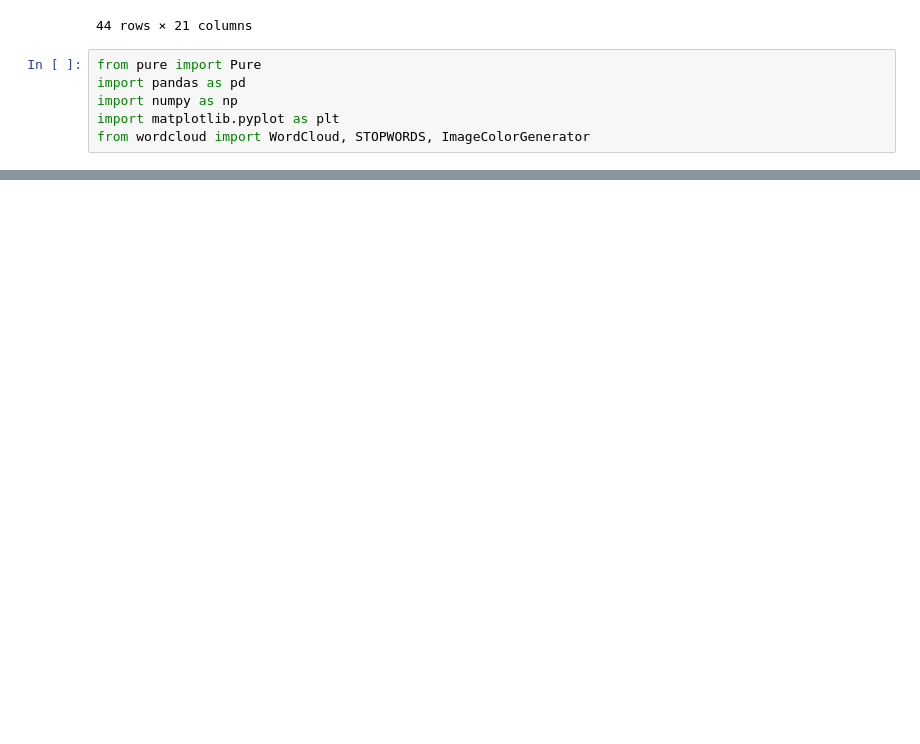
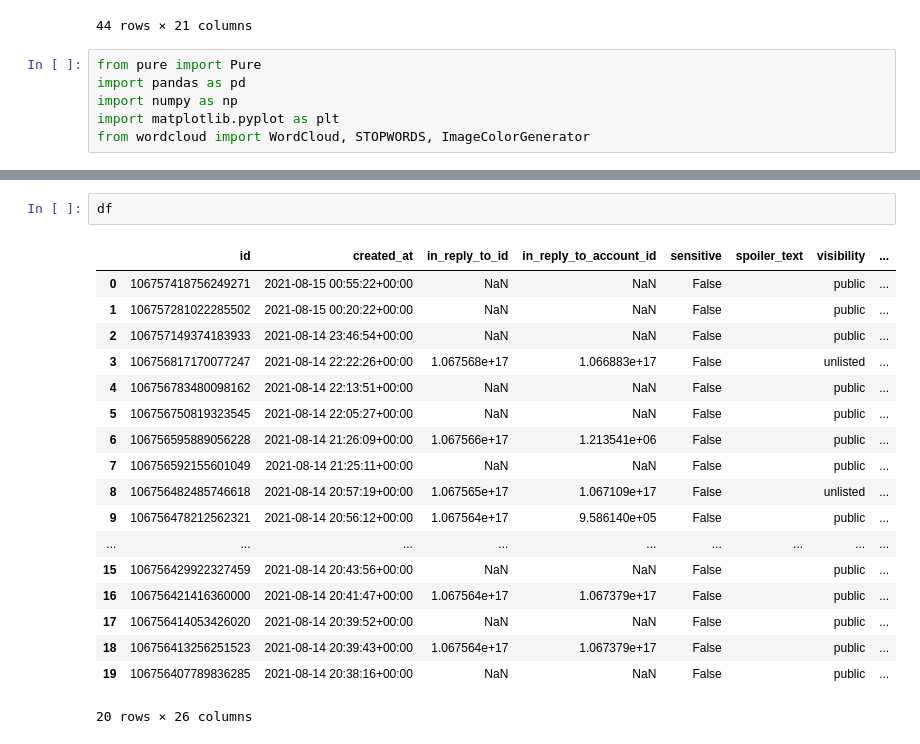
Before and after one commit to Jeren-A/Developing-interfaces-for-social-network-experiments, a Jupyter notebook: sandbox.ipynb, the cells around one changed output, grey strips where cells are left out. Drawn from its saved outputs; the diff is of its cells as text; blank space fills up the shorter version.

```diff
--- a/sandbox.ipynb
+++ b/sandbox.ipynb
@@ -326,0 +356,21 @@ image
+# %%
+df
+# %% [output]
+|  | id | created_at | in_reply_to_id | in_reply_to_account_id | sensitive | spoiler_text | visibility | ... |
+| 0 | 106757418756249271 | 2021-08-15 00:55:22+00:00 | NaN | NaN | False |  | public | ... |
+| 1 | 106757281022285502 | 2021-08-15 00:20:22+00:00 | NaN | NaN | False |  | public | ... |
+| 2 | 106757149374183933 | 2021-08-14 23:46:54+00:00 | NaN | NaN | False |  | public | ... |
+| 3 | 106756817170077247 | 2021-08-14 22:22:26+00:00 | 1.067568e+17 | 1.066883e+17 | False |  | unlisted | ... |
+| 4 | 106756783480098162 | 2021-08-14 22:13:51+00:00 | NaN | NaN | False |  | public | ... |
+| 5 | 106756750819323545 | 2021-08-14 22:05:27+00:00 | NaN | NaN | False |  | public | ... |
+| 6 | 106756595889056228 | 2021-08-14 21:26:09+00:00 | 1.067566e+17 | 1.213541e+06 | False |  | public | ... |
+| 7 | 106756592155601049 | 2021-08-14 21:25:11+00:00 | NaN | NaN | False |  | public | ... |
+| 8 | 106756482485746618 | 2021-08-14 20:57:19+00:00 | 1.067565e+17 | 1.067109e+17 | False |  | unlisted | ... |
+| 9 | 106756478212562321 | 2021-08-14 20:56:12+00:00 | 1.067564e+17 | 9.586140e+05 | False |  | public | ... |
+| ... | ... | ... | ... | ... | ... | ... | ... | ... |
+| 15 | 106756429922327459 | 2021-08-14 20:43:56+00:00 | NaN | NaN | False |  | public | ... |
+| 16 | 106756421416360000 | 2021-08-14 20:41:47+00:00 | 1.067564e+17 | 1.067379e+17 | False |  | public | ... |
+| 17 | 106756414053426020 | 2021-08-14 20:39:52+00:00 | NaN | NaN | False |  | public | ... |
+| 18 | 106756413256251523 | 2021-08-14 20:39:43+00:00 | 1.067564e+17 | 1.067379e+17 | False |  | public | ... |
+| 19 | 106756407789836285 | 2021-08-14 20:38:16+00:00 | NaN | NaN | False |  | public | ... |
+20 rows × 26 columns
```
Also changed, not shown: parts of 13 cells of this notebook, 1 other file.
